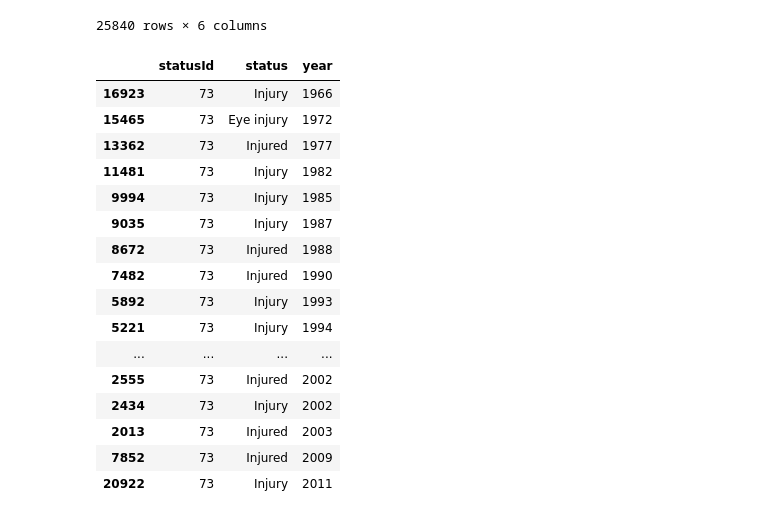
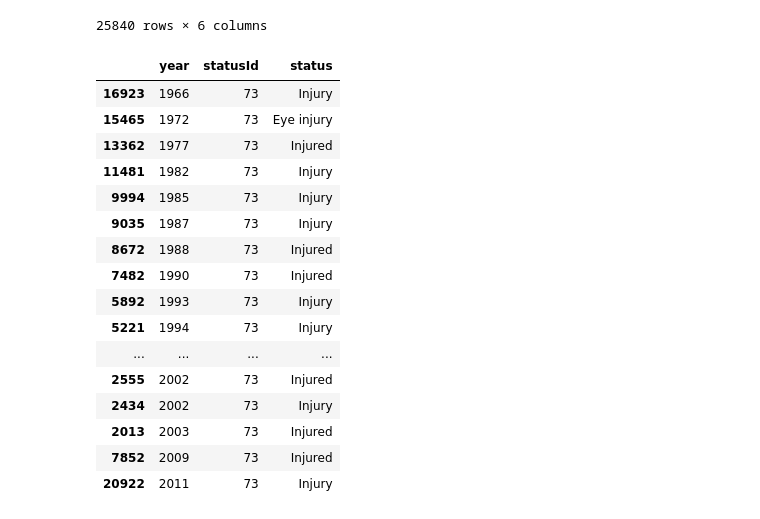
Before and after one commit to oli124/F1_safety, a Jupyter notebook: Injury_rate.ipynb, the cells around one changed output. Cells and saved outputs as stored; diff of their text form; code cells hidden in the pictures.

```diff
--- a/Injury_rate.ipynb
+++ b/Injury_rate.ipynb
@@ -95,23 +94,24 @@ id_df
 | 25839 | 25844 | 1096 | 849 | 130 | Collision damage | 2022 |
 25840 rows × 6 columns
 # %%
-injury_df = id_df.loc[id_df['statusId'] ==73,['statusId','status','year']].sort_values(by='year')
+# move year to first column and sort by yaar
+injury_df = id_df.loc[id_df['statusId'] ==73,['year', 'statusId','status']].sort_values(by='year')
 injury_df
 # %% [output]
-|  | statusId | status | year |
-| 16923 | 73 | Injury | 1966 |
-| 15465 | 73 | Eye injury | 1972 |
-| 13362 | 73 | Injured | 1977 |
-| 11481 | 73 | Injury | 1982 |
-| 9994 | 73 | Injury | 1985 |
-| 9035 | 73 | Injury | 1987 |
-| 8672 | 73 | Injured | 1988 |
-| 7482 | 73 | Injured | 1990 |
-| 5892 | 73 | Injury | 1993 |
-| 5221 | 73 | Injury | 1994 |
+|  | year | statusId | status |
+| 16923 | 1966 | 73 | Injury |
+| 15465 | 1972 | 73 | Eye injury |
+| 13362 | 1977 | 73 | Injured |
+| 11481 | 1982 | 73 | Injury |
+| 9994 | 1985 | 73 | Injury |
+| 9035 | 1987 | 73 | Injury |
+| 8672 | 1988 | 73 | Injured |
+| 7482 | 1990 | 73 | Injured |
+| 5892 | 1993 | 73 | Injury |
+| 5221 | 1994 | 73 | Injury |
 | ... | ... | ... | ... |
-| 2555 | 73 | Injured | 2002 |
-| 2434 | 73 | Injury | 2002 |
-| 2013 | 73 | Injured | 2003 |
-| 7852 | 73 | Injured | 2009 |
-| 20922 | 73 | Injury | 2011 |
+| 2555 | 2002 | 73 | Injured |
+| 2434 | 2002 | 73 | Injury |
+| 2013 | 2003 | 73 | Injured |
+| 7852 | 2009 | 73 | Injured |
+| 20922 | 2011 | 73 | Injury |
```
Also changed, not shown: parts of 12 cells of this notebook, 5 other files.
